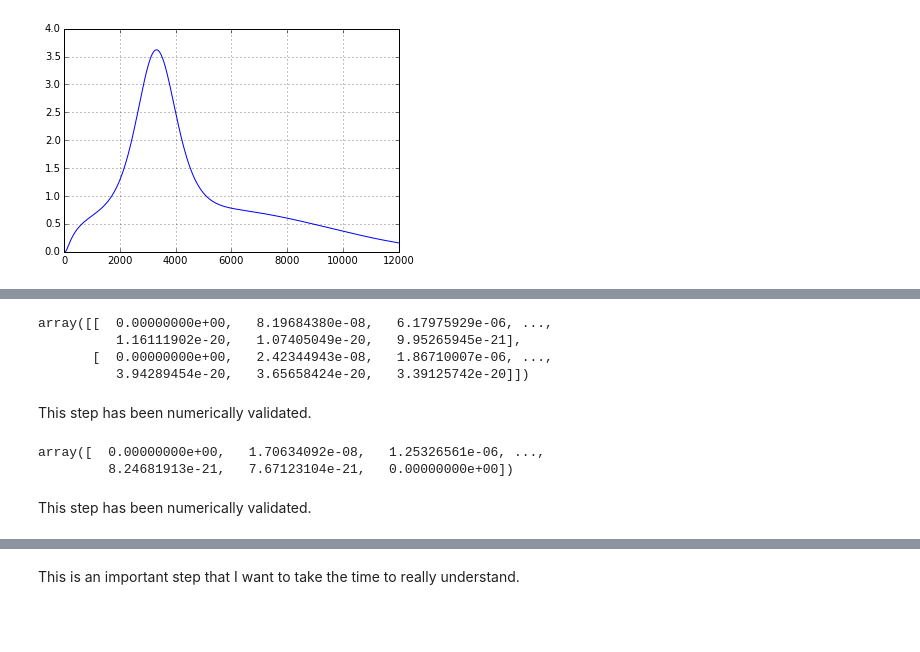
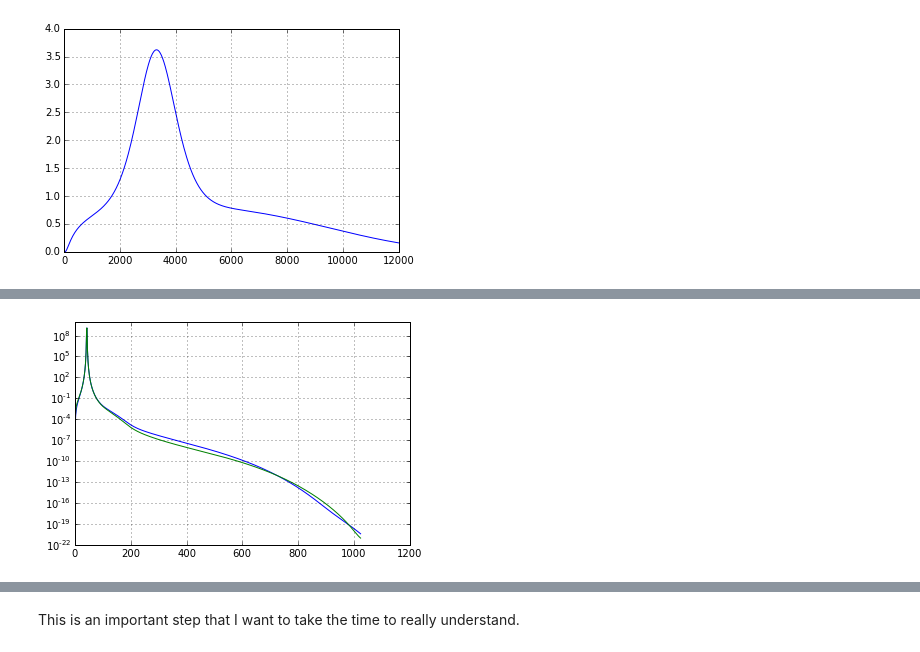
Before and after one commit to stephencwelch/Perceptual-Coding-In-Python, a Jupyter notebook: Explore PEAQ (Merged).ipynb, the cells around one changed output, grey strips where cells are left out. Saved outputs shown, nothing was run; the diff lists cells and outputs as text; code cells hidden in the pictures; blank space fills up the shorter version.

```diff
--- a/Explore PEAQ (Merged).ipynb
+++ b/Explore PEAQ (Merged).ipynb
@@ -285,15 +319,11 @@ Xw2 = np.zeros((2, NF/2+1))
 #Apply outer and middle-ear filtering:
 Xw2[0,:] = W2*X2R
 Xw2[1,:] = W2*X2T
-# %%
-Xw2
-# %% [output]
-array([[  0.00000000e+00,   8.19684380e-08,   6.17975929e-06, ...,
-          1.16111902e-20,   1.07405049e-20,   9.95265945e-21],
-       [  0.00000000e+00,   2.42344943e-08,   1.86710007e-06, ...,
-          3.94289454e-20,   3.65658424e-20,   3.39125742e-20]])
-# %% [markdown]
-This step has been numerically validated.
+# %%
+semilogy(Xw2.T)
+grid(1)
+# %% [output]
+[figure, added]
 # %%
 XwN2 = zeros(NF/2+1)
 
@@ -302,10 +332,3 @@ XwN2 = zeros(NF/2+1)
 for k in range(NF/2):
     XwN2[k] = (Xw2[0,k] - 2 * np.sqrt (Xw2[0,k] * Xw2[1,k]) \
                + Xw2[1,k])
-# %%
-XwN2
-# %% [output]
-array([  0.00000000e+00,   1.70634092e-08,   1.25326561e-06, ...,
-         8.24681913e-21,   7.67123104e-21,   0.00000000e+00])
-# %% [markdown]
-This step has been numerically validated.
```
Also changed, not shown: parts of 48 cells of this notebook, 1 other file.
